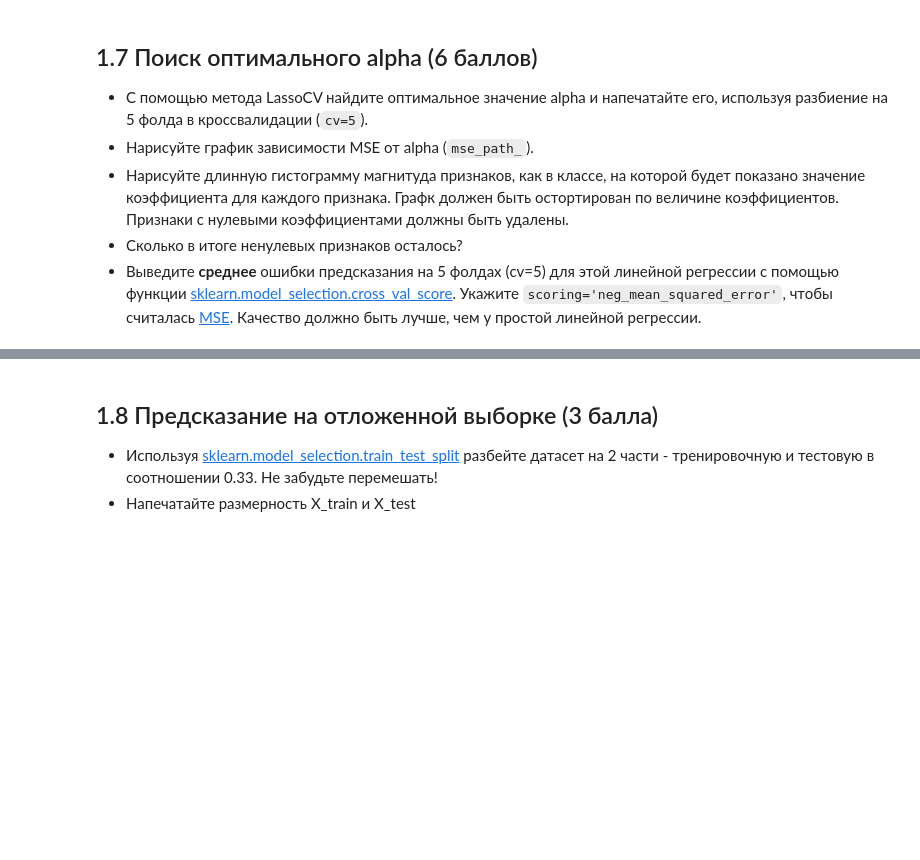
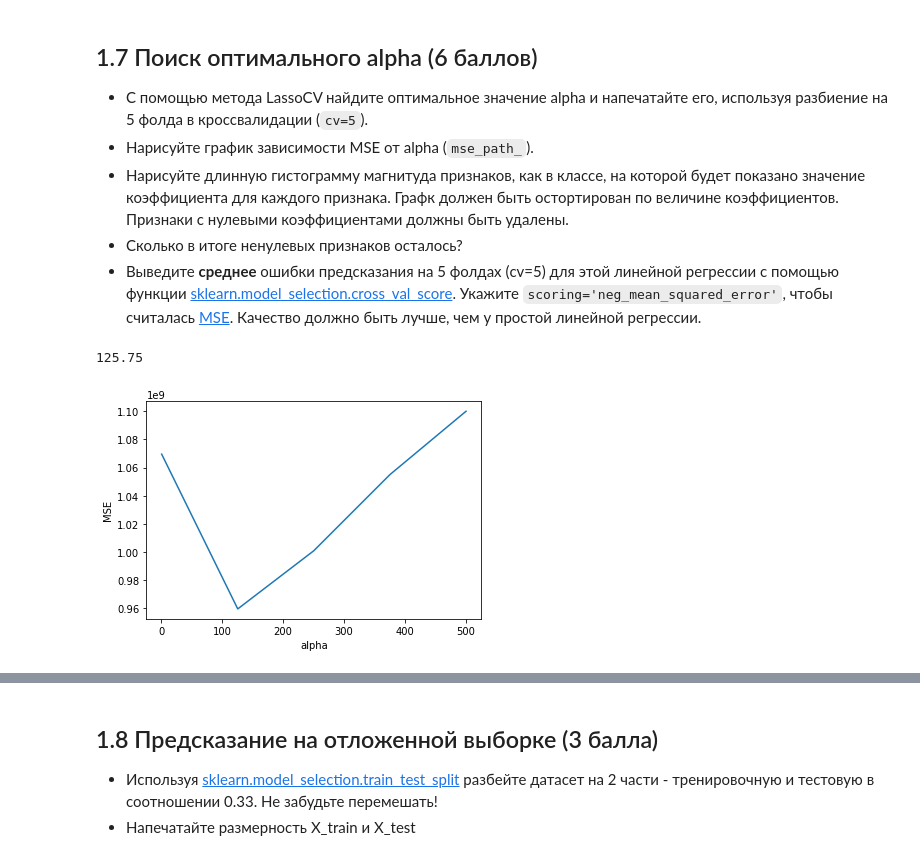
Before and after one commit to Colbys/ml-homework, a Jupyter notebook: homework-05.ipynb, the cells around one changed output, grey strips where cells are left out. Drawn from its saved outputs; the diff is of its cells as text; code cells hidden in the pictures; blank space fills up the shorter version.

```diff
--- a/homework-05.ipynb
+++ b/homework-05.ipynb
@@ -223,3 +324,18 @@ alpha взять от 1 до 500 с каким-нибудь шагом. Но н
 - Нарисуйте длинную гистограмму магнитуда признаков, как в классе, на которой будет показано значение коэффициента для каждого признака. Графк должен быть остортирован по величине коэффициентов. Признаки с нулевыми коэффициентами должны быть удалены.
 - Сколько в итоге ненулевых признаков осталось?
 - Выведите **среднее** ошибки предсказания на 5 фолдах (cv=5) для этой линейной регрессии с помощью функции [sklearn.model_selection.cross_val_score](http://scikit-learn.org/stable/modules/generated/sklearn.model_selection.cross_val_score.html). Укажите `scoring='neg_mean_squared_error'`, чтобы считалась [MSE](http://scikit-learn.org/stable/modules/model_evaluation.html#mean-squared-error). Качество должно быть лучше, чем у простой линейной регрессии.
+# %%
+from sklearn.linear_model import LassoCV
+
+alphas = np.linspace(1,500,5)
+lasso_cv = LassoCV(alphas=alphas, random_state=42)
+lasso_cv.fit(X, y)
+
+mean_mse = np.mean(lasso_cv.mse_path_, axis = 1)
+plt.plot(lasso_cv.alphas_, mean_mse)
+plt.xlabel('alpha')
+plt.ylabel('MSE')
+print(lasso_cv.alpha_)
+# %% [output]
+125.75
+[figure, added]
```
Also changed, not shown: parts of 16 cells of this notebook.
